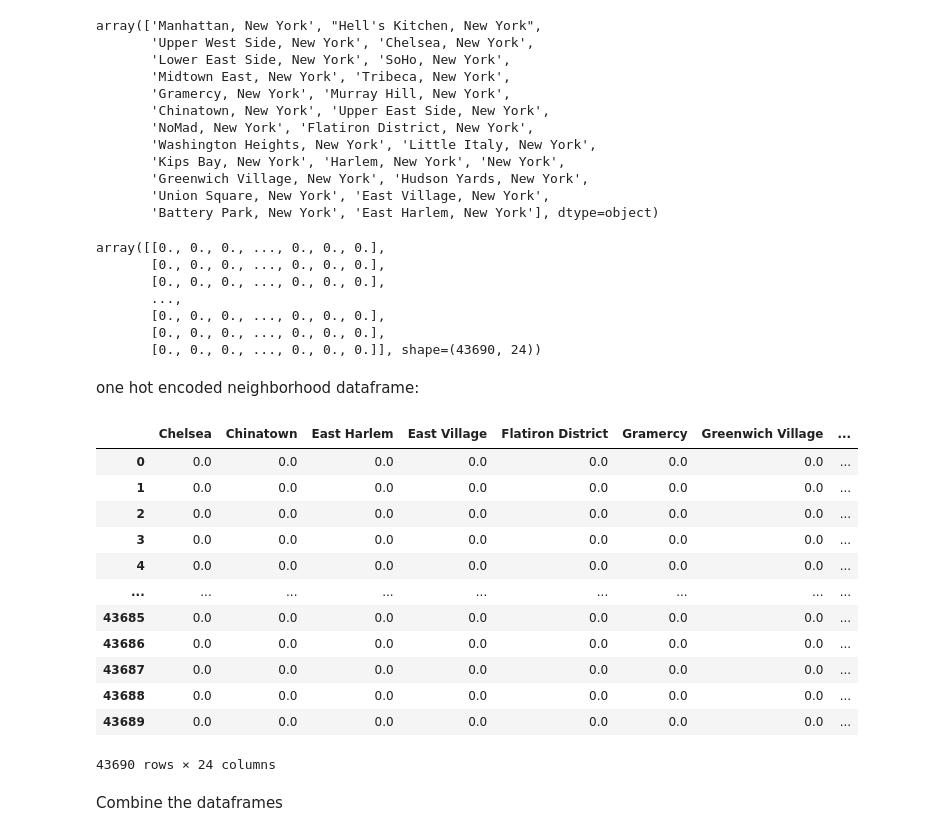
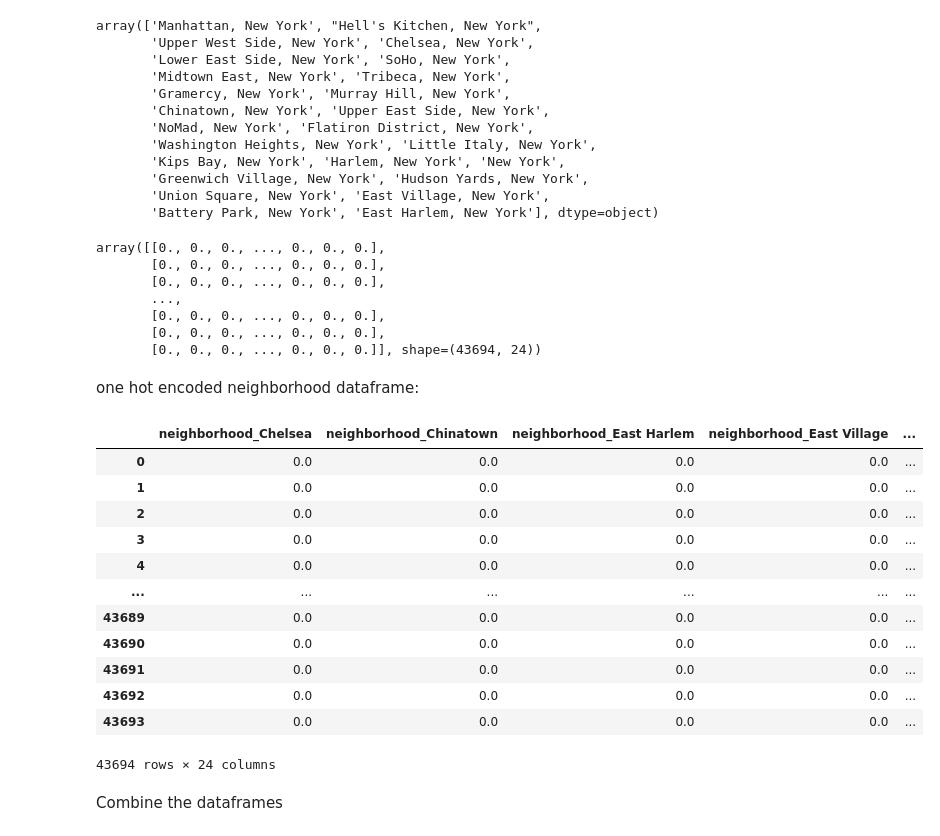
Before and after one commit to yoav0gal/DS-101-Final, a Jupyter notebook: ProjectA/booking-data-exploration.ipynb, the cells around one changed output. Saved outputs shown, nothing was run; the diff lists cells and outputs as text; code cells hidden in the pictures.

```diff
--- a/ProjectA/booking-data-exploration.ipynb
+++ b/ProjectA/booking-data-exploration.ipynb
@@ -16,6 +16,13 @@ bookings['number_of_reviews'] = pd.to_numeric(bookings['number_of_reviews'], err
 bookings['review_score'] = pd.to_numeric(bookings['review_score'], errors='coerce')
 bookings['original_price'] = pd.to_numeric(bookings['original_price'], errors='coerce')
 bookings['discounted_price'] = pd.to_numeric(bookings['discounted_price'], errors='coerce')
+# %%
+bookings['discount'] = bookings['discount'].apply(lambda x: 1 if x == 'True' else 0)
+bookings['breakfast_included'] = bookings['breakfast_included'].apply(lambda x: 1 if x == 'True' else 0)
+bookings['free_cancellation'] = bookings['free_cancellation'].apply(lambda x: 1 if x == 'True' else 0)
+bookings['prepayment_needed'] = bookings['prepayment_needed'].apply(lambda x: 1 if x == 'True' else 0)
+bookings['is_apartment'] = bookings['is_apartment'].apply(lambda x: 1 if x == 'True' else 0)
+bookings.fillna(bookings['review_score'].min(), inplace=True)
 # %% [markdown]
 ### Reviews Distribution
 Group the review counts by snapshot dates, and the names of the hotels. the `number_of_reviews` will be a the same for the same hotel in a certain snapshot.
@@ -330,28 +337,28 @@ array([[0., 0., 0., ..., 0., 0., 0.],
        ...,
        [0., 0., 0., ..., 0., 0., 0.],
        [0., 0., 0., ..., 0., 0., 0.],
-       [0., 0., 0., ..., 0., 0., 0.]], shape=(43690, 24))
+       [0., 0., 0., ..., 0., 0., 0.]], shape=(43694, 24))
 # %% [markdown]
 one hot encoded neighborhood dataframe:
 # %%
 encoded_df = pd.DataFrame(encoded_data, columns=encoder.get_feature_names_out(['neighborhood']))
-encoded_df.columns = [col.replace("neighborhood_", "").replace(", New York", "").strip() for col in encoded_df.columns]
+encoded_df.columns = [col.replace(", New York", "").strip() for col in encoded_df.columns]
 
 encoded_df
 # %% [output]
-|  | Chelsea | Chinatown | East Harlem | East Village | Flatiron District | Gramercy | Greenwich Village | ... |
-| 0 | 0.0 | 0.0 | 0.0 | 0.0 | 0.0 | 0.0 | 0.0 | ... |
-| 1 | 0.0 | 0.0 | 0.0 | 0.0 | 0.0 | 0.0 | 0.0 | ... |
-| 2 | 0.0 | 0.0 | 0.0 | 0.0 | 0.0 | 0.0 | 0.0 | ... |
-| 3 | 0.0 | 0.0 | 0.0 | 0.0 | 0.0 | 0.0 | 0.0 | ... |
-| 4 | 0.0 | 0.0 | 0.0 | 0.0 | 0.0 | 0.0 | 0.0 | ... |
-| ... | ... | ... | ... | ... | ... | ... | ... | ... |
-| 43685 | 0.0 | 0.0 | 0.0 | 0.0 | 0.0 | 0.0 | 0.0 | ... |
-| 43686 | 0.0 | 0.0 | 0.0 | 0.0 | 0.0 | 0.0 | 0.0 | ... |
-| 43687 | 0.0 | 0.0 | 0.0 | 0.0 | 0.0 | 0.0 | 0.0 | ... |
-| 43688 | 0.0 | 0.0 | 0.0 | 0.0 | 0.0 | 0.0 | 0.0 | ... |
-| 43689 | 0.0 | 0.0 | 0.0 | 0.0 | 0.0 | 0.0 | 0.0 | ... |
+|  | neighborhood_Chelsea | neighborhood_Chinatown | neighborhood_East Harlem | neighborhood_East Village | ... |
+| 0 | 0.0 | 0.0 | 0.0 | 0.0 | ... |
+| 1 | 0.0 | 0.0 | 0.0 | 0.0 | ... |
+| 2 | 0.0 | 0.0 | 0.0 | 0.0 | ... |
+| 3 | 0.0 | 0.0 | 0.0 | 0.0 | ... |
+| 4 | 0.0 | 0.0 | 0.0 | 0.0 | ... |
+| ... | ... | ... | ... | ... | ... |
+| 43689 | 0.0 | 0.0 | 0.0 | 0.0 | ... |
+| 43690 | 0.0 | 0.0 | 0.0 | 0.0 | ... |
+| 43691 | 0.0 | 0.0 | 0.0 | 0.0 | ... |
+| 43692 | 0.0 | 0.0 | 0.0 | 0.0 | ... |
+| 43693 | 0.0 | 0.0 | 0.0 | 0.0 | ... |
-43690 rows × 24 columns
+43694 rows × 24 columns
 # %% [markdown]
 Combine the dataframes
 # %%
```
Also changed, not shown: parts of 6 cells of this notebook, 3 other files.
